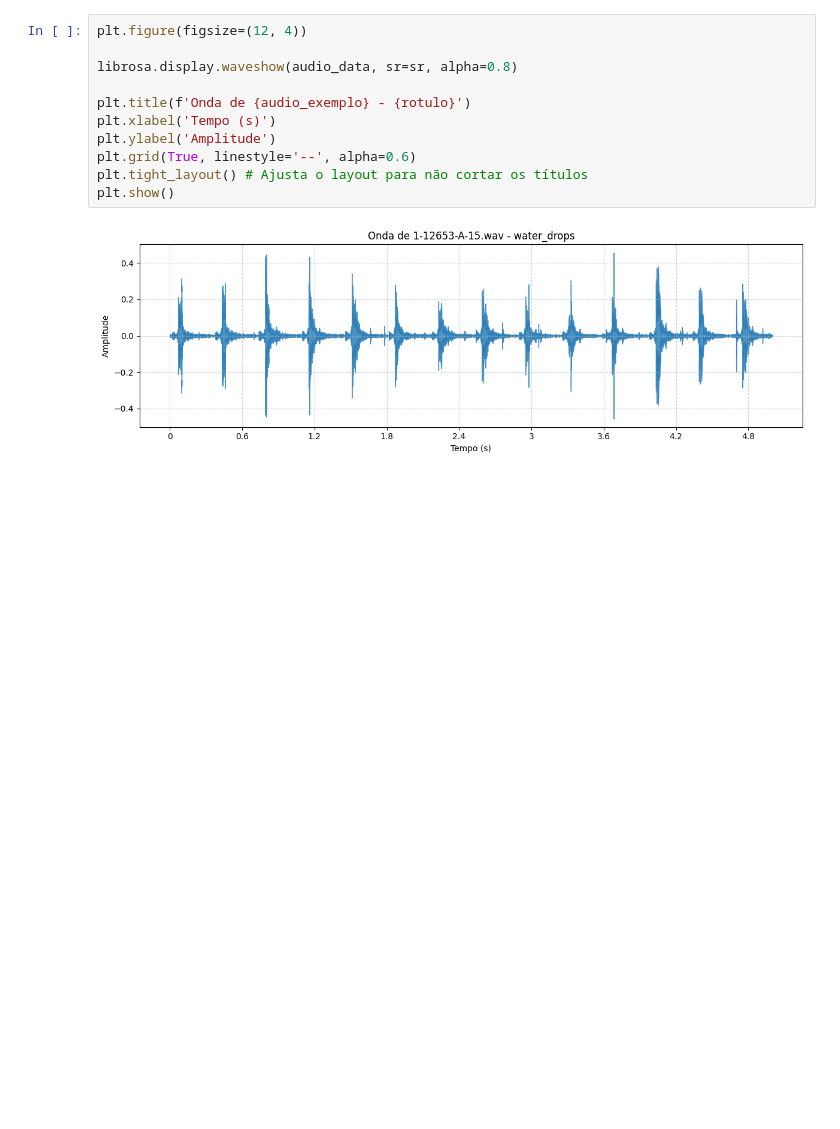
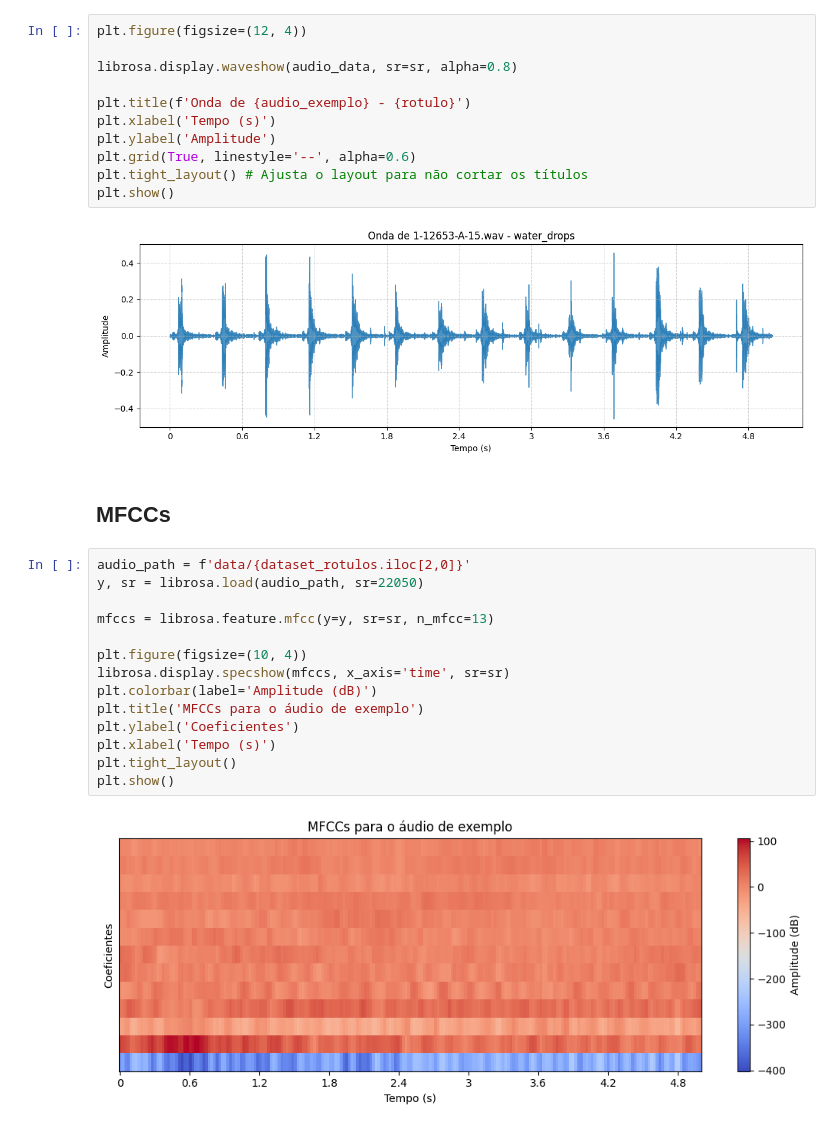
Before and after one commit to matEvangelista/trabalho_final_AP, a Jupyter notebook: exploracao_dataset.ipynb, the cells around one changed output. Cells and saved outputs as stored; diff of their text form; blank space fills up the shorter version.

```diff
--- a/exploracao_dataset.ipynb
+++ b/exploracao_dataset.ipynb
@@ -89,6 +89,24 @@ plt.tight_layout() # Ajusta o layout para não cortar os títulos
 plt.show()
 # %% [output]
 [figure]
+# %% [markdown]
+## MFCCs
+# %%
+audio_path = f'data/{dataset_rotulos.iloc[2,0]}'
+y, sr = librosa.load(audio_path, sr=22050)
+
+mfccs = librosa.feature.mfcc(y=y, sr=sr, n_mfcc=13)
+
+plt.figure(figsize=(10, 4))
+librosa.display.specshow(mfccs, x_axis='time', sr=sr)
+plt.colorbar(label='Amplitude (dB)')
+plt.title('MFCCs para o áudio de exemplo')
+plt.ylabel('Coeficientes')
+plt.xlabel('Tempo (s)')
+plt.tight_layout()
+plt.show()
+# %% [output]
+[figure, added]
 # %%
 fig, axs = plt.subplots(2, 3, figsize=(15, 8))
 
```
Also changed, not shown: parts of 2 cells of this notebook.
